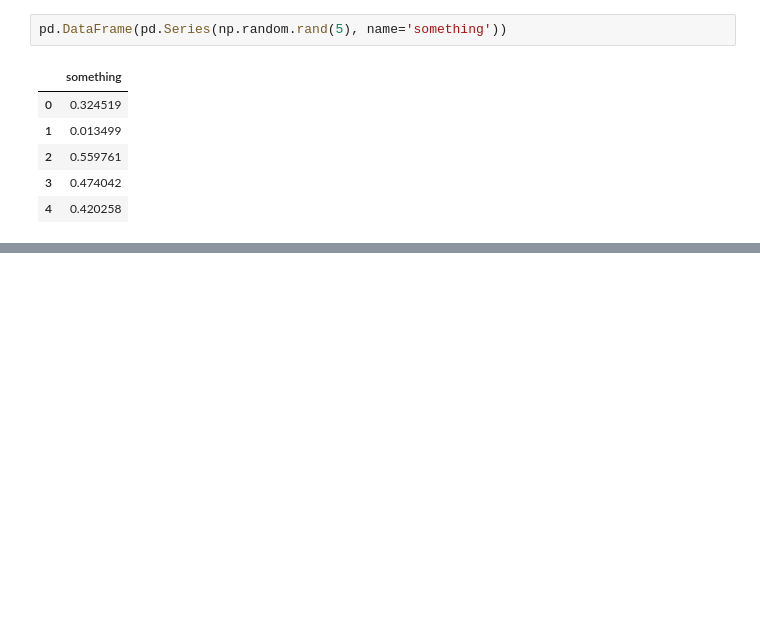
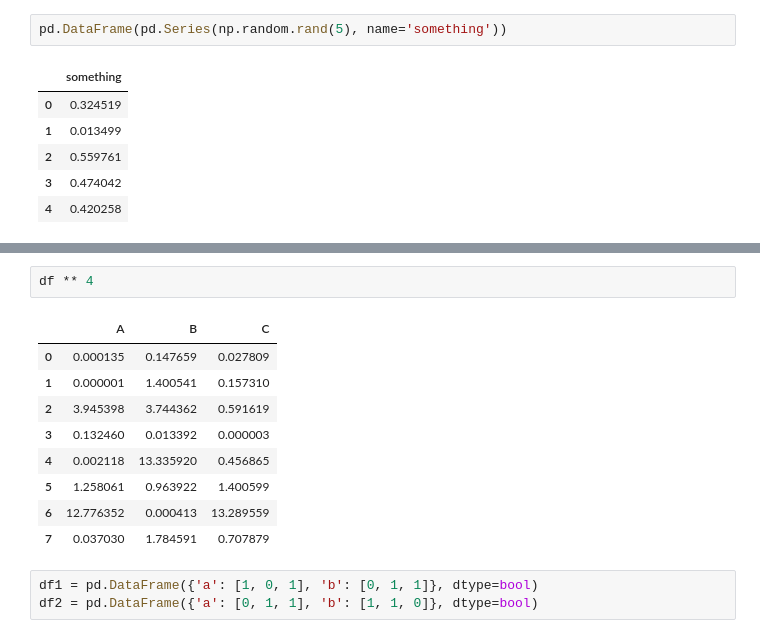
Before and after one commit to Leighson/lighthouse-data-notes-v2, a Jupyter notebook: w01_e/notes.ipynb, the cells around one changed output, grey strips where cells are left out. Saved outputs shown, nothing was run; the diff lists cells and outputs as text; blank space fills up the shorter version.

```diff
--- a/w01_e/notes.ipynb
+++ b/w01_e/notes.ipynb
@@ -283,0 +356,15 @@ pd.DataFrame(pd.Series(np.random.rand(5), name='something'))
+# %%
+df ** 4
+# %% [output]
+|  | A | B | C |
+| 0 | 0.000135 | 0.147659 | 0.027809 |
+| 1 | 0.000001 | 1.400541 | 0.157310 |
+| 2 | 3.945398 | 3.744362 | 0.591619 |
+| 3 | 0.132460 | 0.013392 | 0.000003 |
+| 4 | 0.002118 | 13.335920 | 0.456865 |
+| 5 | 1.258061 | 0.963922 | 1.400599 |
+| 6 | 12.776352 | 0.000413 | 13.289559 |
+| 7 | 0.037030 | 1.784591 | 0.707879 |
+# %%
+df1 = pd.DataFrame({'a': [1, 0, 1], 'b': [0, 1, 1]}, dtype=bool)
+df2 = pd.DataFrame({'a': [0, 1, 1], 'b': [1, 1, 0]}, dtype=bool)
```
Also changed, not shown: parts of 14 cells of this notebook.
